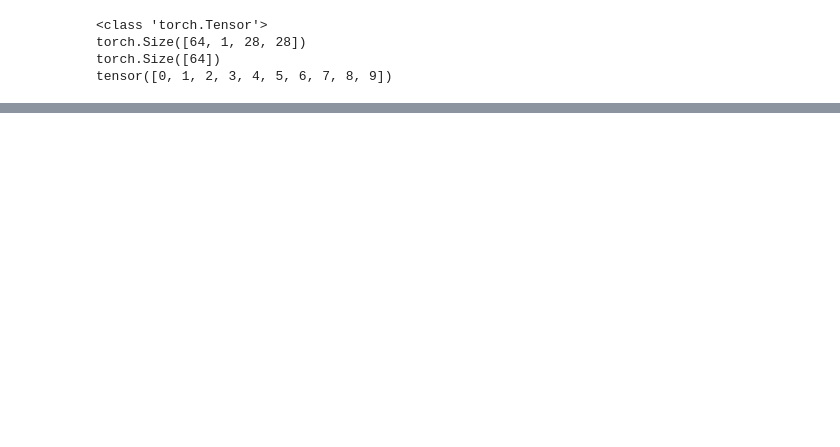
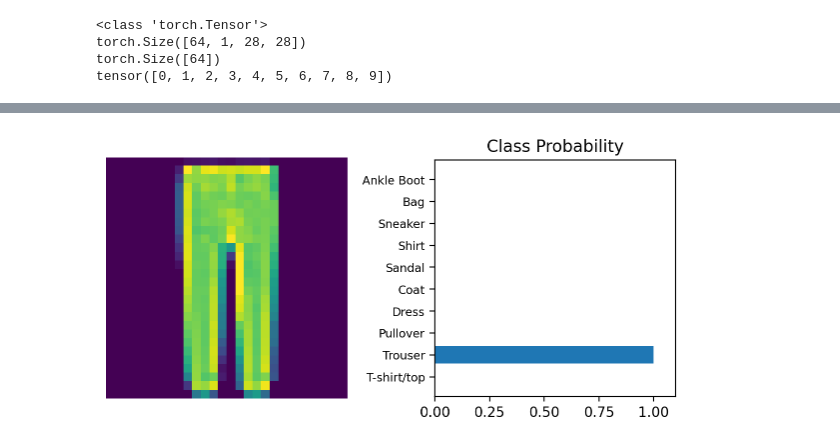
Before and after one commit to Harshit-tech9/fashion_MNIST_pytorch, a Jupyter notebook: Fashion_MNIST.ipynb, the cells around one changed output, grey strips where cells are left out. Saved outputs shown, nothing was run; the diff lists cells and outputs as text; code cells hidden in the pictures; blank space fills up the shorter version.

```diff
--- a/Fashion_MNIST.ipynb
+++ b/Fashion_MNIST.ipynb
@@ -171,0 +298,11 @@ view_classify(img.view(1,28,28), ps)
+# %%
+images, labels = next(iter(testloader))
+img = images[10].view(1, 784)
+
+with torch.no_grad():
+  logits = model.forward(img)
+
+ps = F.softmax(logits, dim=1)
+view_classify(img.view(1,28,28), ps, version = 'Fashion')
+# %% [output]
+[figure, added]
```
Also changed, not shown: parts of 15 cells of this notebook.
